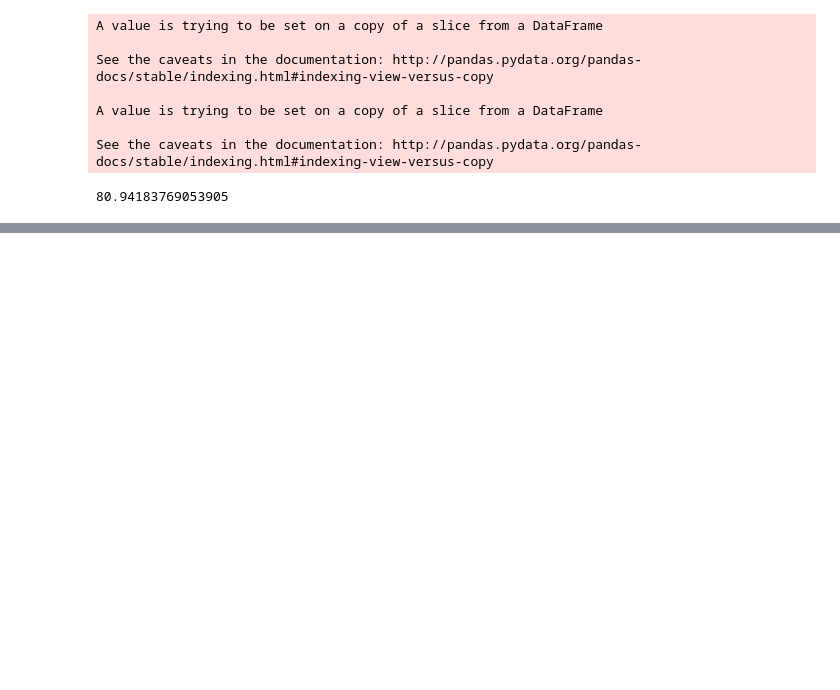
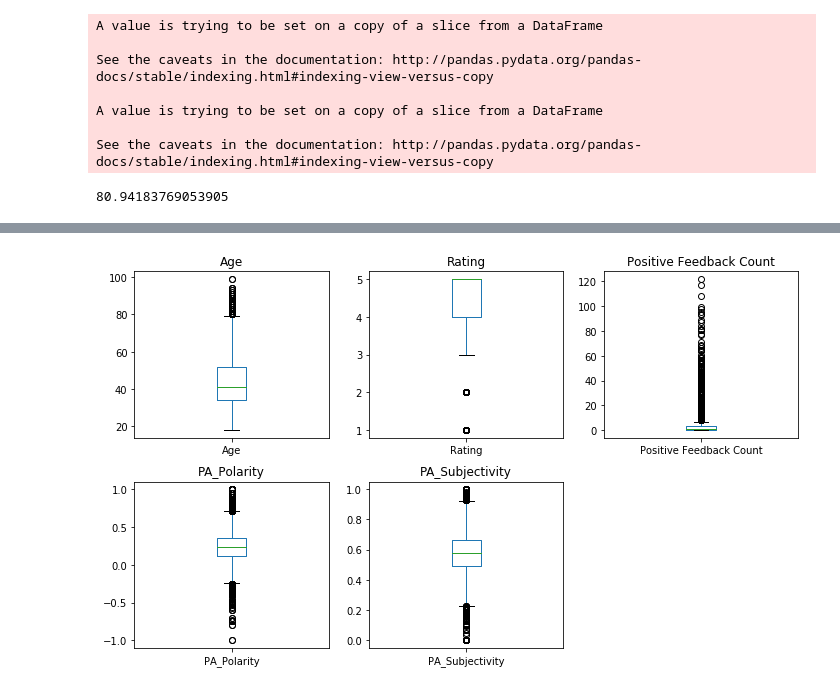
Before and after one commit to balag752/Ecommerce-clothing-recommendation-prediction, a Jupyter notebook: src/Sentiment_Analysis.ipynb, the cells around one changed output, grey strips where cells are left out. Saved outputs shown, nothing was run; the diff lists cells and outputs as text; code cells hidden in the pictures; blank space fills up the shorter version.

```diff
--- a/src/Sentiment_Analysis.ipynb
+++ b/src/Sentiment_Analysis.ipynb
@@ -140,0 +141,11 @@ df[["Standard Positive Feedback Count","NB_Positive"]].corr()
+# %%
+plt.subplots(figsize=(10,6))
+i=1
+for cs in ['Age', 'Rating', 'Positive Feedback Count', 'PA_Polarity','PA_Subjectivity']:
+    plt.subplot(2,3,i)
+    df[cs].plot(kind="box")
+    plt.title(cs)
+    i+=1
+plt.tight_layout()
+# %% [output]
+[figure, added]
```
Also changed, not shown: parts of 14 cells of this notebook, 1 other file.
